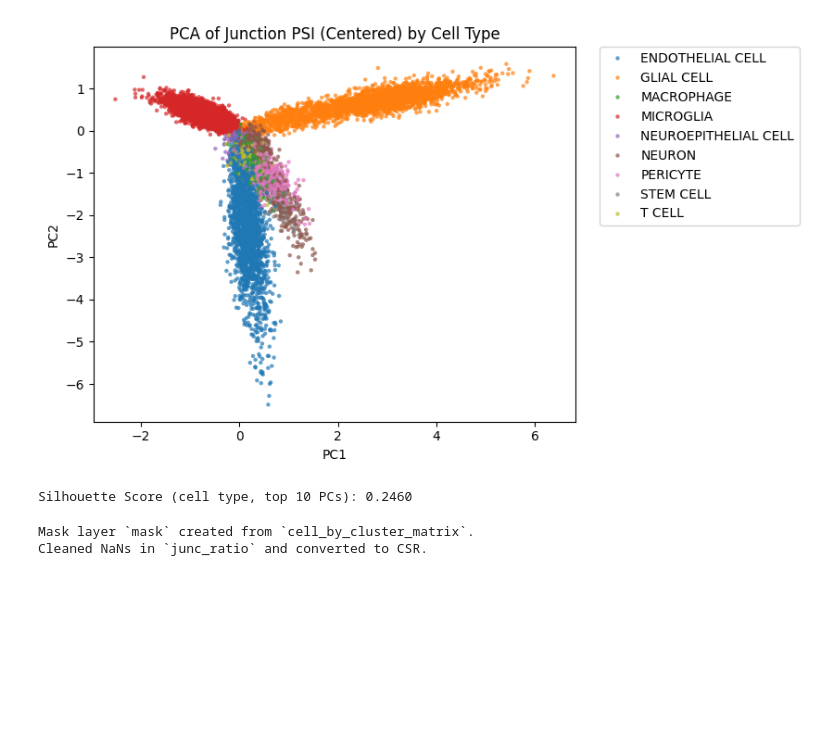
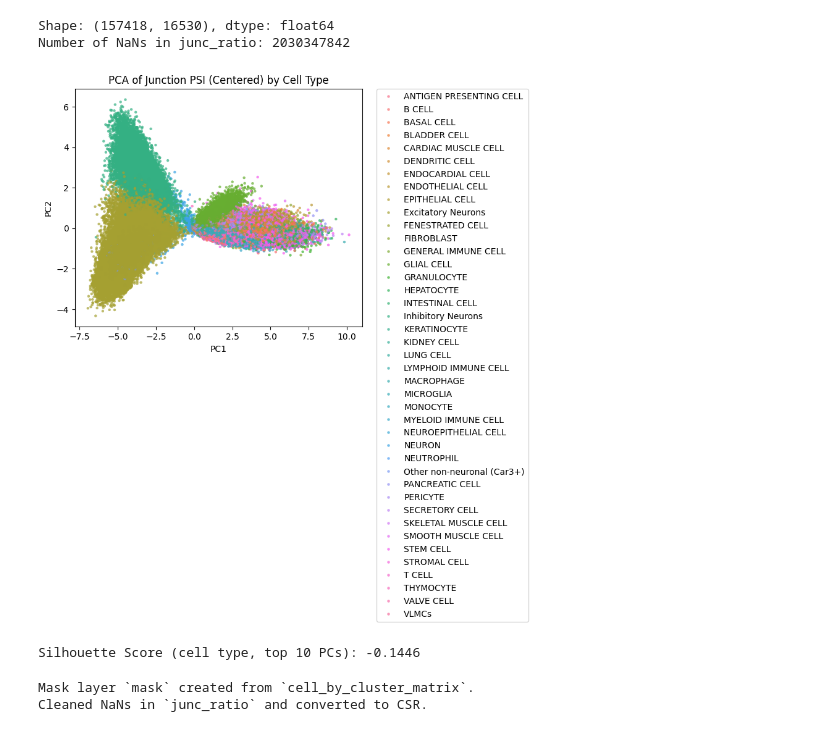
Before and after one commit to smritivaidyanathan/multivi_tools_splicing, a Jupyter notebook: splicevi_utils/jupyter_notebooks/multivi_splcieVI_test.ipynb, the cells around one changed output. Drawn from its saved outputs; the diff is of its cells as text; code cells hidden in the pictures; blank space fills up the shorter version.

Commit message:
changes to karin's notebook

```diff
--- a/splicevi_utils/jupyter_notebooks/multivi_splcieVI_test.ipynb
+++ b/splicevi_utils/jupyter_notebooks/multivi_splcieVI_test.ipynb
@@ -19,7 +19,7 @@ import numpy as np
 import scipy.sparse as sparse
 
 # Load AnnData object with simulated single cell splicing data
-adata = ad.read_h5ad('/gpfs/commons/groups/knowles_lab/Karin/TMS_MODELING/DATA_FILES/SIMULATED/simulated_data_2025-03-12.h5ad')
+adata = ad.read_h5ad('/gpfs/commons/groups/knowles_lab/Karin/Leaflet-analysis-WD/MOUSE_SPLICING_FOUNDATION/MODEL_INPUT/052025/MOUSE_SPLICING_FOUNDATION_Anndata_ATSE_counts_with_waypoints_20250513_073829.h5ad')
 
 # Basic info about the data
 print("\nAnnData Summary:")
@@ -34,6 +34,7 @@ trimmed_layers = {
     for key in ["junc_ratio", "cell_by_cluster_matrix", "cell_by_junction_matrix"]
 }
 
+print(adata.obs["mouse.id"])
 # Create trimmed AnnData
 adata_trimmed = ad.AnnData(
     X=None,  # Don't include full X matrix
@@ -64,6 +124,17 @@ Layers:
 
 # Check if any NaNs in junc_ratio
 X = adata_trimmed.layers["junc_ratio"]
+
+# If it’s still sparse, convert to a dense NumPy array
+if sp.issparse(X):
+    X = X.toarray()
+
+# Ensure it’s a plain ndarray
+X = np.asarray(X)
+
+# Now you can do your NaN check
+print(f"Shape: {X.shape}, dtype: {X.dtype}")
+print(f"Number of NaNs in junc_ratio: {np.isnan(X).sum()}")
 
 # Step 1: Compute mean of non-NaN values per column (axis=0)
 col_means = np.nanmean(X, axis=0)
@@ -82,38 +153,40 @@ pca_components = pca.components_.T  # shape: (input_dim, code_dim)
 # Step 5: Make DataFrame for plotting
 df_plot = pd.DataFrame({
     "PC1": X_pca[:, 0],
     "PC2": X_pca[:, 1],
-    "cell_type": adata_trimmed.obs["cell_type"].values
+    "broad_cell_type": adata_trimmed.obs["broad_cell_type"].values
 })
 
 # Step 6: Plot
 plt.figure(figsize=(6, 5))
 sns.scatterplot(
     data=df_plot,
     x="PC1", y="PC2",
-    hue="cell_type",
+    hue="broad_cell_type",
     s=10, alpha=0.7,
     linewidth=0
 )
 plt.title("PCA of Junction PSI (Centered) by Cell Type")
 plt.tight_layout()
 plt.legend(bbox_to_anchor=(1.05, 1), loc='upper left', borderaxespad=0.)
 plt.show()
 
 from sklearn.metrics import silhouette_score
 from sklearn.preprocessing import LabelEncoder
 
 # Encode cell type labels as integers
-cell_type_labels = adata_trimmed.obs["cell_type"].values
+cell_type_labels = adata_trimmed.obs["broad_cell_type"].values
 label_encoder = LabelEncoder()
 cell_type_encoded = label_encoder.fit_transform(cell_type_labels)
 
 # Compute silhouette score on PCA space
 sil_score = silhouette_score(X_pca[:, :10], cell_type_encoded, metric='euclidean')  # use top 10 PCs
 print(f"Silhouette Score (cell type, top 10 PCs): {sil_score:.4f}")
 # %% [output]
+Shape: (157418, 16530), dtype: float64
+Number of NaNs in junc_ratio: 2030347842
-[figure, old version]
+[figure, new version]
-Silhouette Score (cell type, top 10 PCs): 0.2460
+Silhouette Score (cell type, top 10 PCs): -0.1446
 # %%
 # Layer names
 x_layer = "junc_ratio"
```
Also changed, not shown: parts of 8 cells of this notebook, 1 other file.
